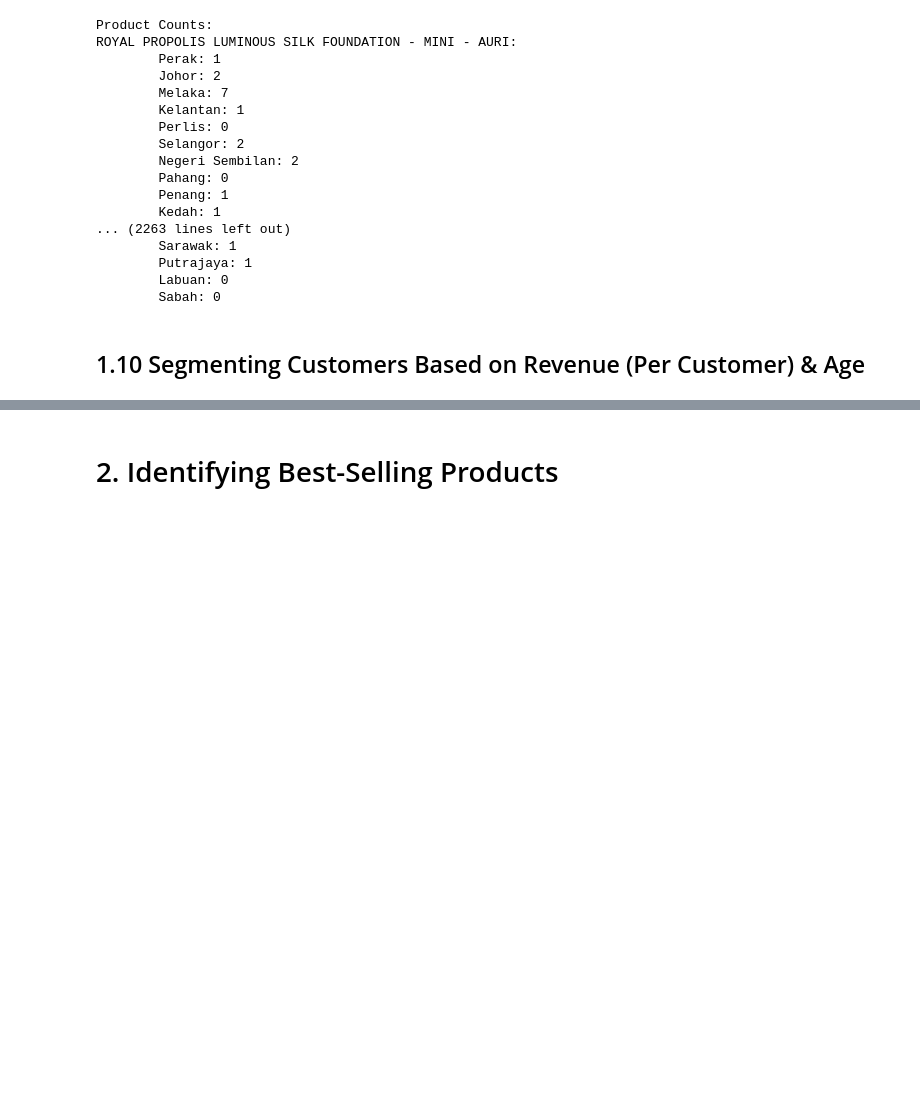
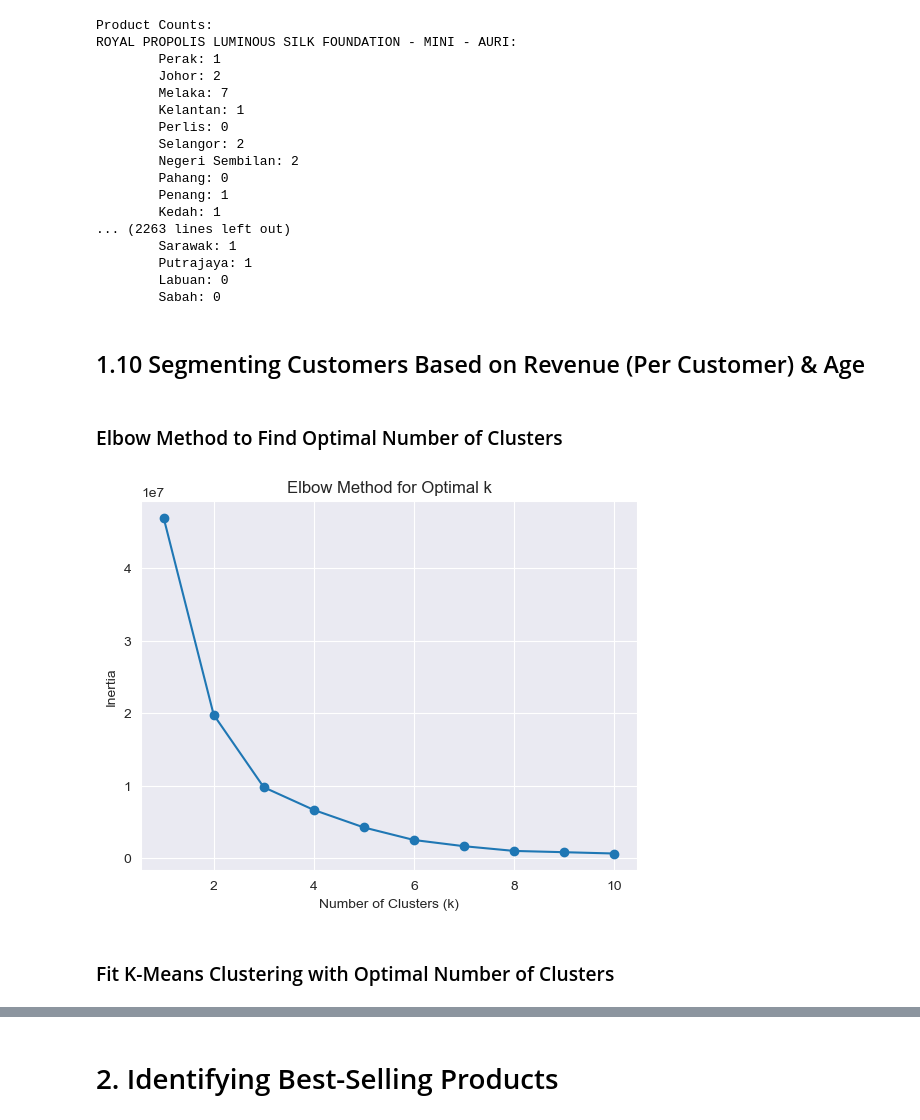
Before and after one commit to sanchick02/AlhaAlfa, a Jupyter notebook: AlhaAlfa_main(1).ipynb, the cells around one changed output, grey strips where cells are left out. Cells and saved outputs as stored; diff of their text form; code cells hidden in the pictures; blank space fills up the shorter version.

```diff
--- a/AlhaAlfa_main(1).ipynb
+++ b/AlhaAlfa_main(1).ipynb
@@ -842,3 +842,26 @@ ROYAL PROPOLIS LUMINOUS SILK FOUNDATION - MINI - AURI:
         Sabah: 0
 # %% [markdown]
 ## 1.10 Segmenting Customers Based on Revenue (Per Customer) & Age
+# %% [markdown]
+### Elbow Method to Find Optimal Number of Clusters
+# %%
+# Load Order Report Dataset
+order_df = pd.read_csv('datasets/OrderReports.csv')
+features = order_df[['Items sold', 'N. Revenue', 'Age']]
+
+inertia = []
+for k in range(1, 11):
+    kmeans = KMeans(n_clusters=k, random_state=42)
+    kmeans.fit(features)
+    inertia.append(kmeans.inertia_)
+
+# Plotting the Elbow Curve
+plt.plot(range(1, 11), inertia, marker='o')
+plt.xlabel('Number of Clusters (k)')
+plt.ylabel('Inertia')
+plt.title('Elbow Method for Optimal k')
+plt.show()
+# %% [output]
+[figure, added]
+# %% [markdown]
+### Fit K-Means Clustering with Optimal Number of Clusters
```
Also changed, not shown: parts of 5 cells of this notebook.
